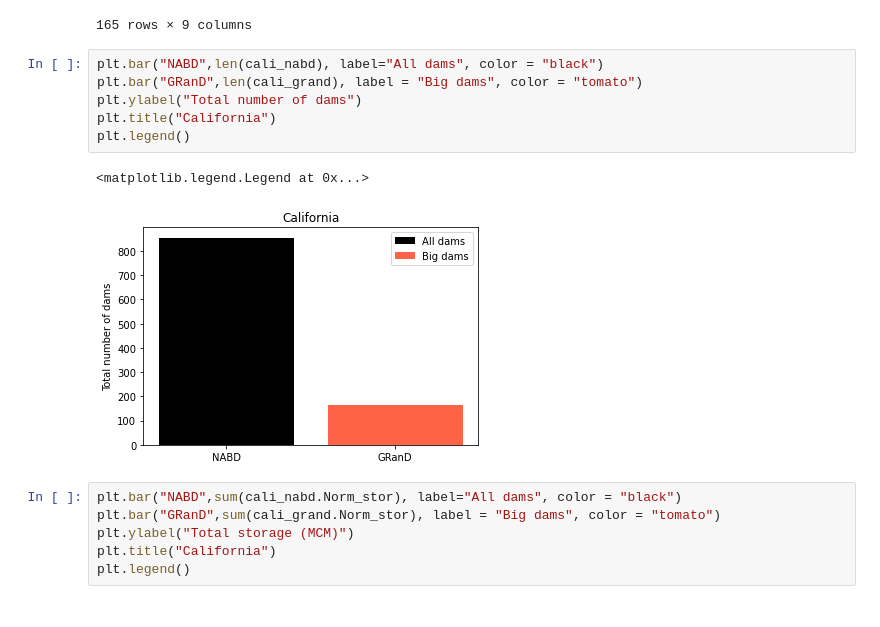
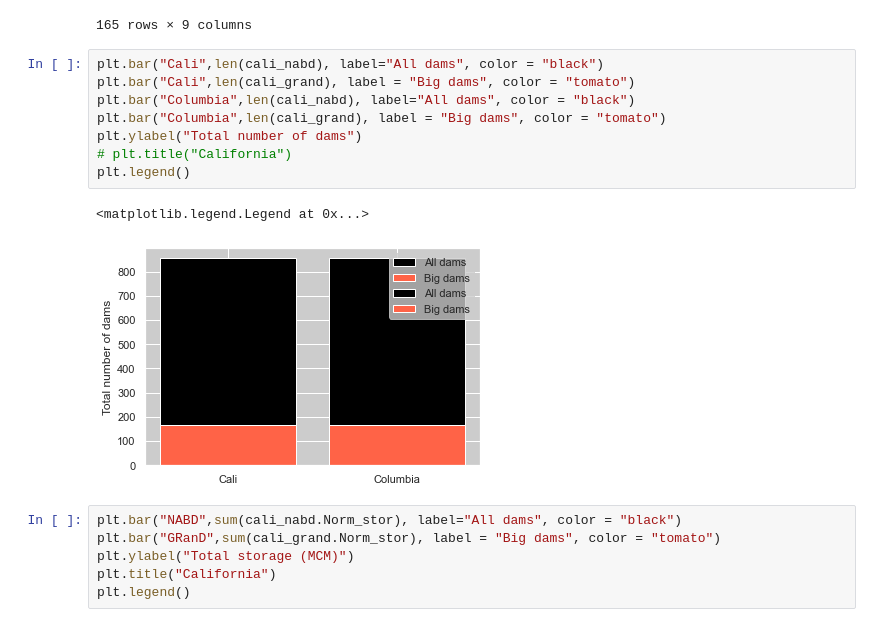
Before and after one commit to rspinti/River_bifurcation, a Jupyter notebook: archive/Rachel_testing/analysis_testing/analysis_testing.ipynb, the cells around one changed output. Saved outputs shown, nothing was run; the diff lists cells and outputs as text.

```diff
--- a/archive/Rachel_testing/analysis_testing/analysis_testing.ipynb
+++ b/archive/Rachel_testing/analysis_testing/analysis_testing.ipynb
@@ -495,14 +495,16 @@ cali_grand
 | 10090383 | 1921.0 | POINT (-122.467942 42.17163800000... | 37592.0 | 9.726 | 18.0 | 1801.0 | 18010206.0 | 32400.0 | 2 |
 165 rows × 9 columns
 # %%
-plt.bar("NABD",len(cali_nabd), label="All dams", color = "black")
-plt.bar("GRanD",len(cali_grand), label = "Big dams", color = "tomato")
+plt.bar("Cali",len(cali_nabd), label="All dams", color = "black")
+plt.bar("Cali",len(cali_grand), label = "Big dams", color = "tomato")
+plt.bar("Columbia",len(cali_nabd), label="All dams", color = "black")
+plt.bar("Columbia",len(cali_grand), label = "Big dams", color = "tomato")
 plt.ylabel("Total number of dams")
-plt.title("California")
+# plt.title("California")
 plt.legend()
 # %% [output]
 <matplotlib.legend.Legend at 0x...>
-[figure, old version]
+[figure, new version]
 # %%
 plt.bar("NABD",sum(cali_nabd.Norm_stor), label="All dams", color = "black")
 plt.bar("GRanD",sum(cali_grand.Norm_stor), label = "Big dams", color = "tomato")
```
Also changed, not shown: parts of 1 cell of this notebook, 3 other files.
